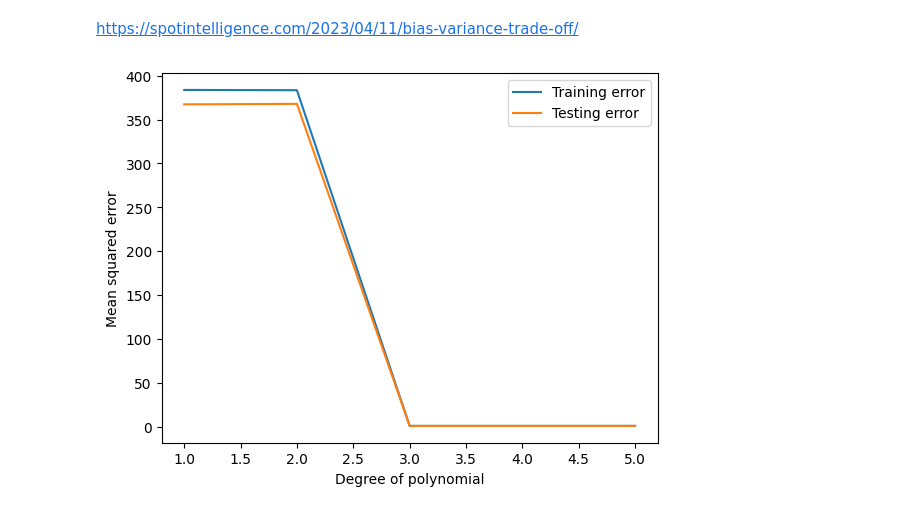
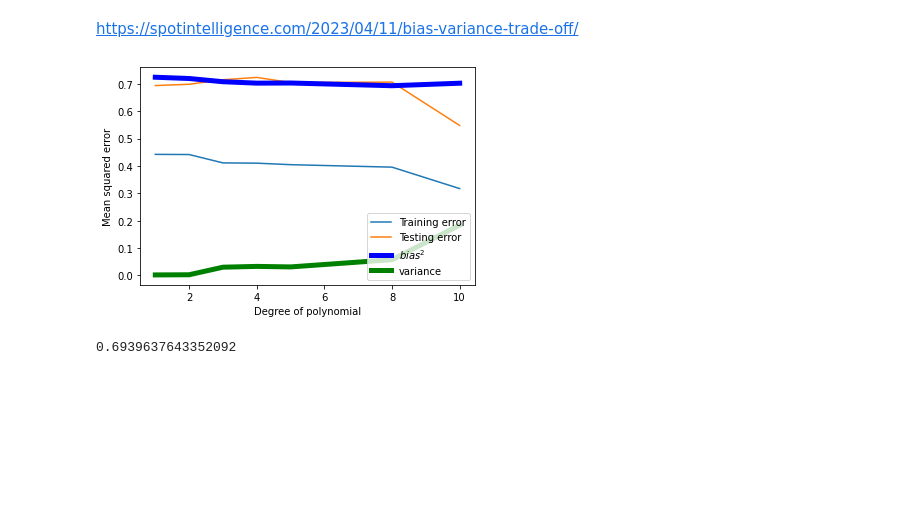
Before and after one commit to fum-cs/ads, a Jupyter notebook: code/Bias-Variance-Tradeoff.ipynb, the cells around one changed output. Drawn from its saved outputs; the diff is of its cells as text; code cells hidden in the pictures; blank space fills up the shorter version.

Commit message:
Edit Bias-Variance

```diff
--- a/code/Bias-Variance-Tradeoff.ipynb
+++ b/code/Bias-Variance-Tradeoff.ipynb
@@ -108,44 +108,59 @@ from sklearn.preprocessing import PolynomialFeatures
 from sklearn.linear_model import LinearRegression
 from sklearn.metrics import mean_squared_error
 import matplotlib.pyplot as plt
+import numpy as np
 
 # Generate some synthetic data with a non-linear relationship
 np.random.seed(0)
 x = np.linspace(-5, 5, num=100)
-y = x ** 3 + np.random.normal(size=100)
+# y = x ** 3 + np.random.normal(size=100)
+y = f(x) #np.sin(x * np.pi)
 
 # Split the data into training and testing sets
 x_train, x_test, y_train, y_test = train_test_split(x, y, test_size=0.2, random_state=0)
 
 # Fit polynomial regression models with different degrees of polynomials
-degrees = [1, 2, 3, 4, 5]
+degrees = [1, 2, 3, 4, 5, 8, 10]
 train_errors, test_errors = [], []
+bias_squared = []
+variance = []
+
 for degree in degrees:
 
     # Transform the features to polynomial features
     poly_features = PolynomialFeatures(degree=degree)
     x_poly_train = poly_features.fit_transform(x_train.reshape(-1, 1))
     x_poly_test = poly_features.transform(x_test.reshape(-1, 1))
 
     # Fit the linear regression model to the polynomial features
     model = LinearRegression()
     model.fit(x_poly_train, y_train)
 
     # Evaluate the model on the training and testing data
     y_pred_train = model.predict(x_poly_train)
     y_pred_test = model.predict(x_poly_test)
     train_error = mean_squared_error(y_train, y_pred_train)
     test_error = mean_squared_error(y_test, y_pred_test)
     train_errors.append(train_error)
     test_errors.append(test_error)
+    bias_squared.append(calculate_estimator_bias_squared(y_pred_test))
+    variance.append(calculate_estimator_variance(y_pred_test))
+
 
 # Plot the training and testing errors as a function of the degree of polynomial
 
 plt.plot(degrees, train_errors, label='Training error')
 plt.plot(degrees, test_errors, label='Testing error')
+plt.plot(degrees, bias_squared, color='blue', label='$bias^2$', linewidth=5)
+plt.plot(degrees, variance, color='green', label='variance', linewidth=5)
+
 plt.legend()
 plt.xlabel('Degree of polynomial')
 plt.ylabel('Mean squared error')
 plt.show()
 # %% [output]
-[figure, old version]
+[figure, new version]
+# %%
+test_error
+# %% [output]
+0.6939637643352092
```
Also changed, not shown: parts of 1 cell of this notebook, 3 other files.
